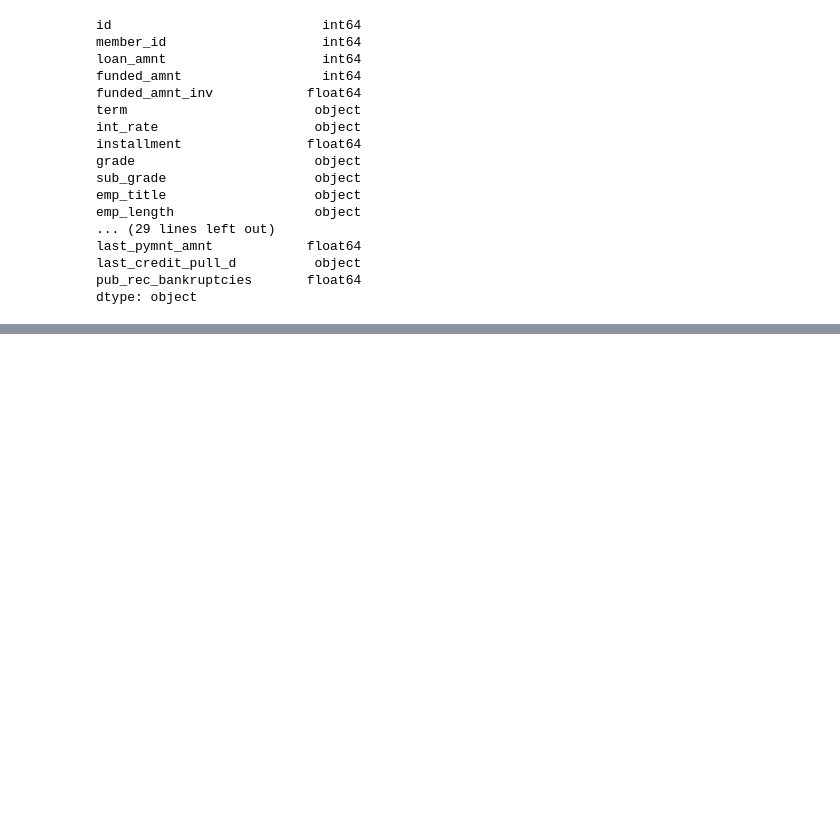
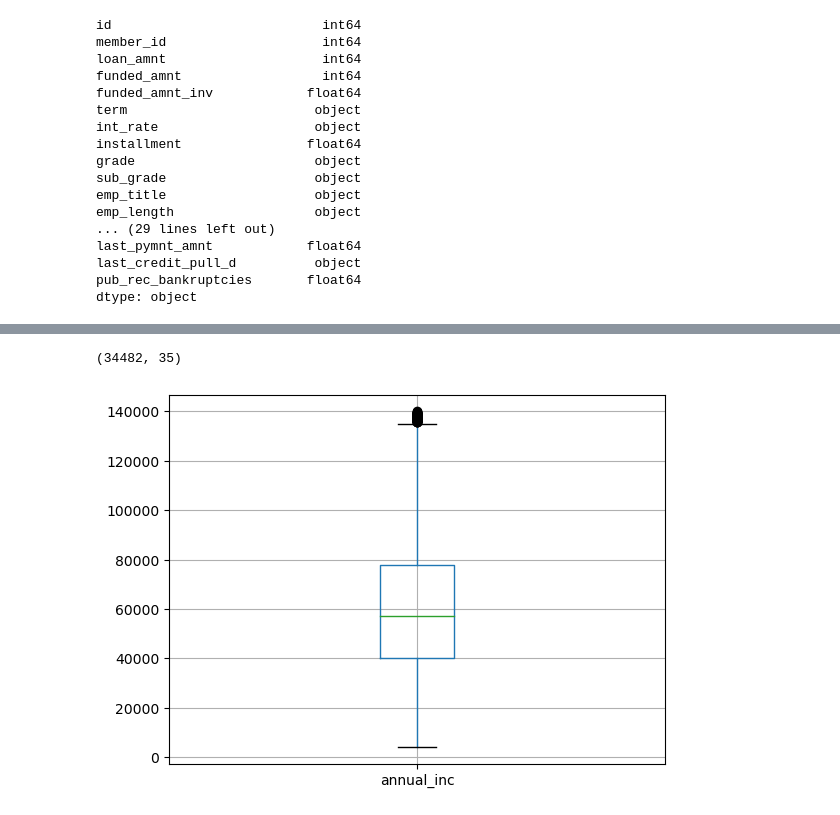
Before and after one commit to slkanthi/LendingClubCaseStudy, a Jupyter notebook: SreeLakshmiKanthi.ipynb, the cells around one changed output, grey strips where cells are left out. Saved outputs shown, nothing was run; the diff lists cells and outputs as text; code cells hidden in the pictures; blank space fills up the shorter version.

```diff
--- a/SreeLakshmiKanthi.ipynb
+++ b/SreeLakshmiKanthi.ipynb
@@ -72,0 +127,9 @@ dtype: object
+# %%
+# Remove values greater than 95th percentile
+loan_data = loan_data[loan_data["annual_inc"] < loan_data["annual_inc"].quantile(0.95)]
+data_to_plot = loan_data[['annual_inc']]
+data_to_plot.boxplot()
+loan_data.shape
+# %% [output]
+(34482, 35)
+[figure, added]
```
Also changed, not shown: parts of 45 cells of this notebook.
